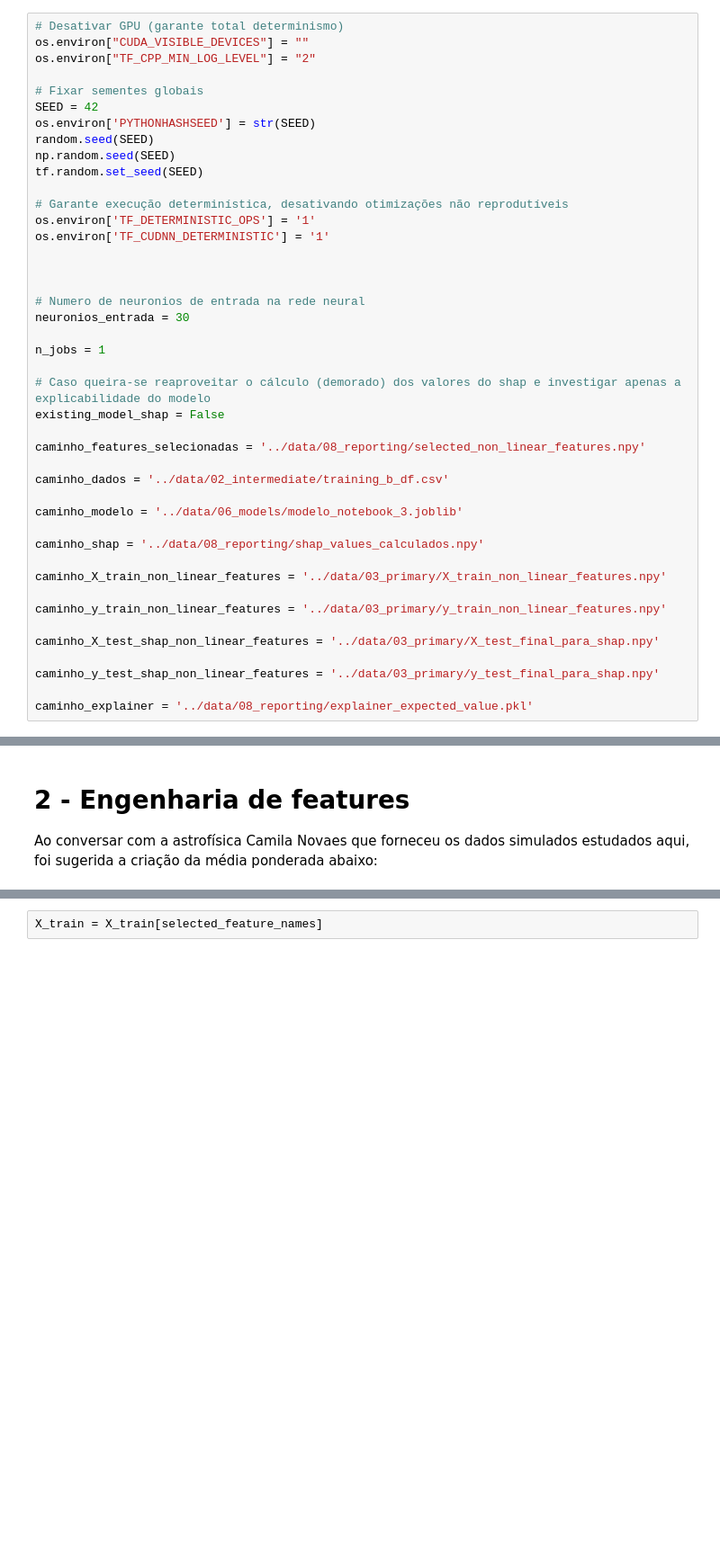
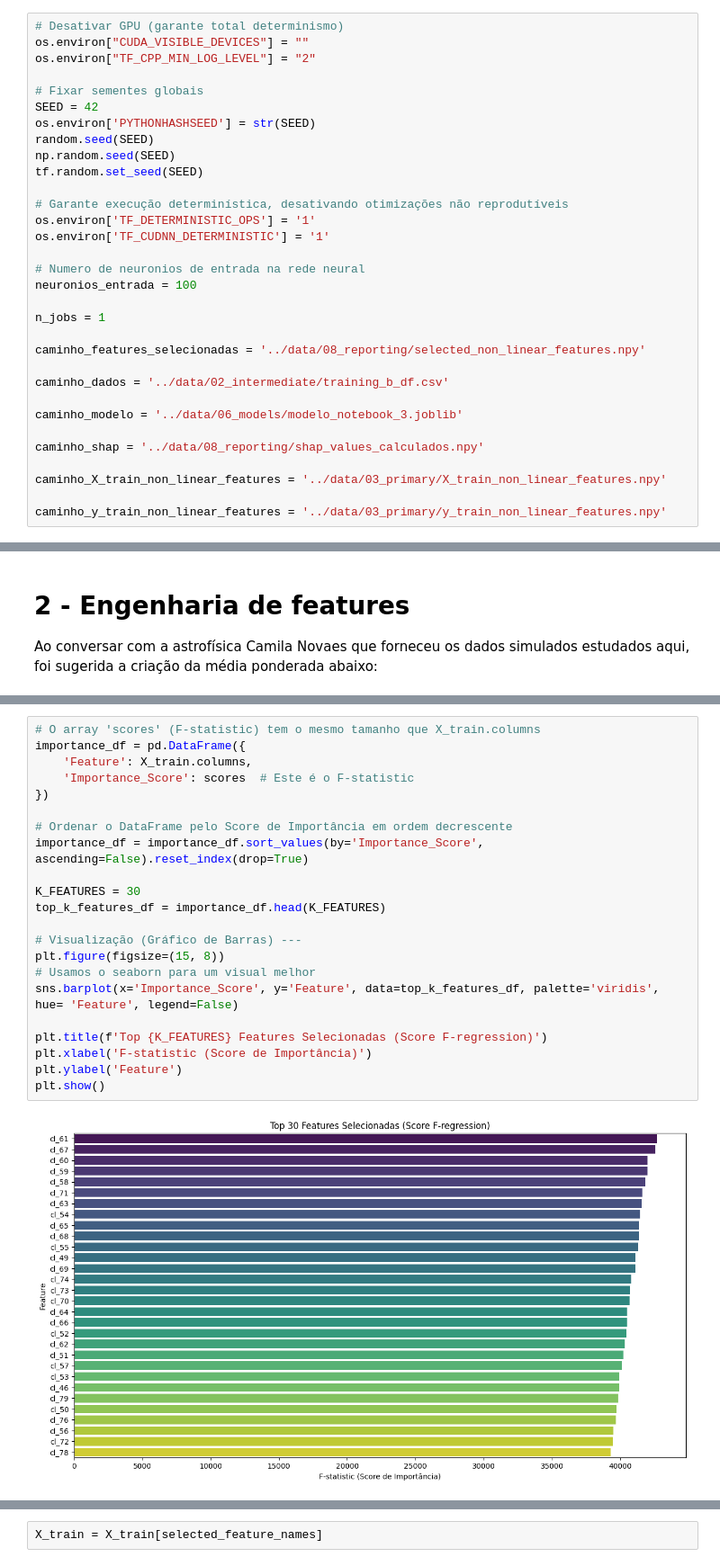
Before and after one commit to RenatodaCostaSantos/capacitacao, a Jupyter notebook: aeroespacial/notebooks/3_engenharia_de_features.ipynb, the cells around one changed output, grey strips where cells are left out. Shown at 90% size. Drawn from its saved outputs; the diff is of its cells as text; blank space fills up the shorter version.

```diff
--- a/aeroespacial/notebooks/3_engenharia_de_features.ipynb
+++ b/aeroespacial/notebooks/3_engenharia_de_features.ipynb
@@ -74,15 +79,10 @@ tf.random.set_seed(SEED)
 os.environ['TF_DETERMINISTIC_OPS'] = '1'
 os.environ['TF_CUDNN_DETERMINISTIC'] = '1'
 
-
-
 # Numero de neuronios de entrada na rede neural
-neuronios_entrada = 30
+neuronios_entrada = 100
 
 n_jobs = 1
-
-# Caso queira-se reaproveitar o cálculo (demorado) dos valores do shap e investigar apenas a explicabilidade do modelo
-existing_model_shap = False
 
 caminho_features_selecionadas = '../data/08_reporting/selected_non_linear_features.npy'
 
@@ -95,12 +95,6 @@ caminho_shap = '../data/08_reporting/shap_values_calculados.npy'
 caminho_X_train_non_linear_features = '../data/03_primary/X_train_non_linear_features.npy'
 
 caminho_y_train_non_linear_features = '../data/03_primary/y_train_non_linear_features.npy'
-
-caminho_X_test_shap_non_linear_features = '../data/03_primary/X_test_final_para_shap.npy'
-
-caminho_y_test_shap_non_linear_features = '../data/03_primary/y_test_final_para_shap.npy'
-
-caminho_explainer = '../data/08_reporting/explainer_expected_value.pkl'
 # %% [markdown]
 # 1 - Lendo os dados
 # %%
@@ -150,0 +212,24 @@ print("Features Selecionadas:", selected_feature_names)
+# %%
+# O array 'scores' (F-statistic) tem o mesmo tamanho que X_train.columns
+importance_df = pd.DataFrame({
+    'Feature': X_train.columns,
+    'Importance_Score': scores  # Este é o F-statistic
+})
+
+# Ordenar o DataFrame pelo Score de Importância em ordem decrescente
+importance_df = importance_df.sort_values(by='Importance_Score', ascending=False).reset_index(drop=True)
+
+K_FEATURES = 30
+top_k_features_df = importance_df.head(K_FEATURES)
+
+# Visualização (Gráfico de Barras) ---
+plt.figure(figsize=(15, 8))
+# Usamos o seaborn para um visual melhor
+sns.barplot(x='Importance_Score', y='Feature', data=top_k_features_df, palette='viridis', hue= 'Feature', legend=False)
+
+plt.title(f'Top {K_FEATURES} Features Selecionadas (Score F-regression)')
+plt.xlabel('F-statistic (Score de Importância)')
+plt.ylabel('Feature')
+plt.show()
+# %% [output]
+[figure, added]
```
Also changed, not shown: parts of 34 cells of this notebook, 5 other files.
